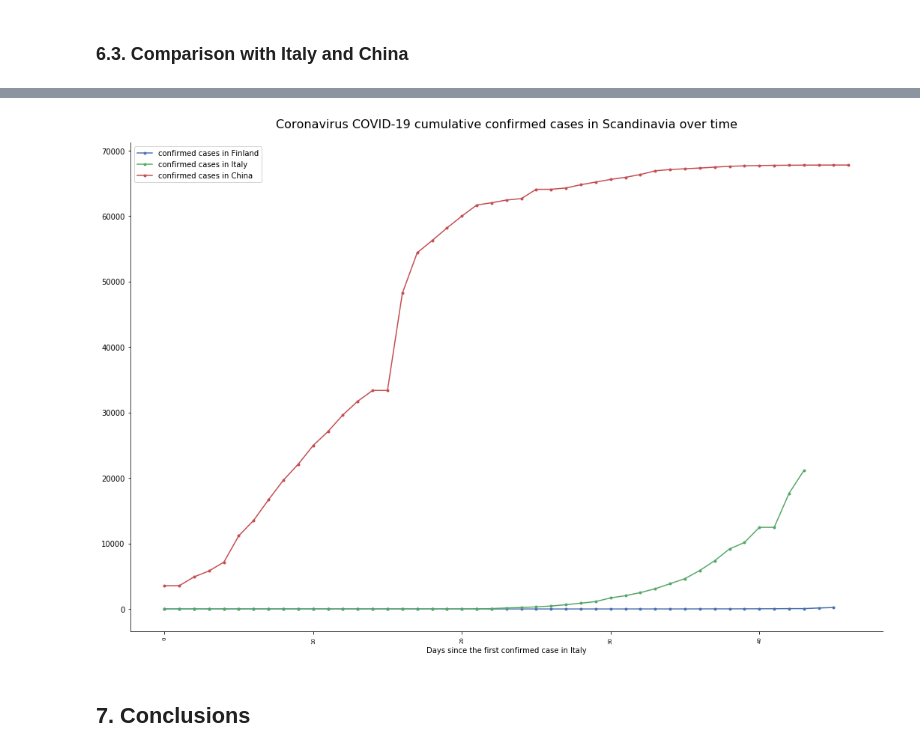
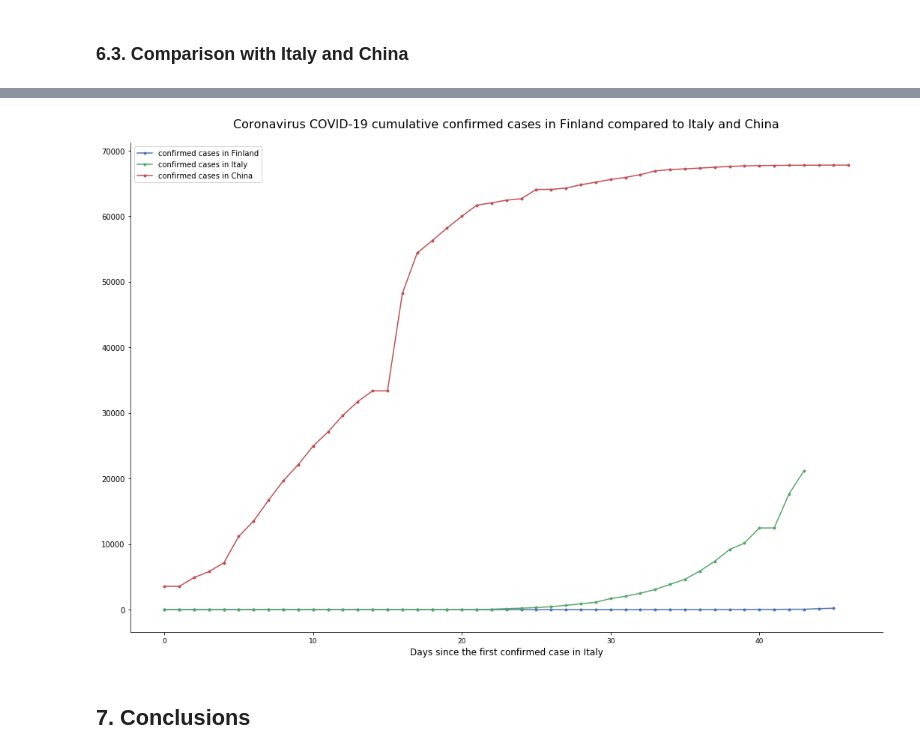
Before and after one commit to BerniHacker/Coronavirus, a Jupyter notebook: Coronavirus_Finland.ipynb, the cells around one changed output, grey strips where cells are left out. Saved outputs shown, nothing was run; the diff lists cells and outputs as text; code cells hidden in the pictures.

Commit message:
minor improvements to the plots

```diff
--- a/Coronavirus_Finland.ipynb
+++ b/Coronavirus_Finland.ipynb
@@ -766,19 +766,19 @@ cust_line_plot((days_short, finland_confirmed_l, ".", 0, "confirmed cases in Fin
 # %%
 # Comparing cumulative confirmed cases over time for Finland, Italy and China
 # starting form the day of the first confirmed case
 cust_line_plot((list(range(len(finland_confirmed_pos))), finland_confirmed_pos, ".", 0, "confirmed cases in Finland"),
                (list(range(len(italy_confirmed_pos))), italy_confirmed_pos, ".", 2, "confirmed cases in Italy"),
                (list(range(len(china_confirmed_pos))), china_confirmed_pos, ".", 3, "confirmed cases in China"),
                figsize_w=18, figsize_h=12,
-               title="Coronavirus COVID-19 cumulative confirmed cases in Scandinavia over time",
+               title="Coronavirus COVID-19 cumulative confirmed cases in Finland compared to Italy and China",
                title_fs=16, title_offset=20,
                rem_borders=True,
-               x_label="Days since the first confirmed case in Italy", xlabel_fs=10,
-               xvalues_fs=7,rot=90,
+               x_label="Days since the first confirmed case in Italy", xlabel_fs=12,
+               xvalues_fs=9,rot=0,
                y_label=None, ylabel_fs=12,
                legend=True)
 # %% [output]
-[figure, old version]
+[figure, new version]
 # %% [markdown]
 ## 7. Conclusions <a name="7."></a>
 # %% [markdown]
```
Also changed, not shown: parts of 7 cells of this notebook, 1 other file.
